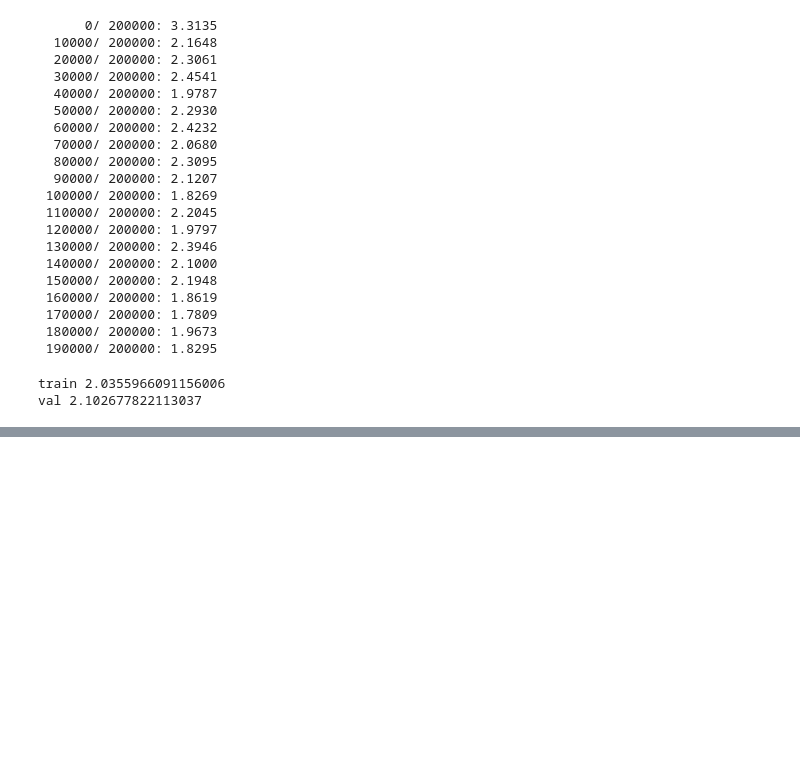
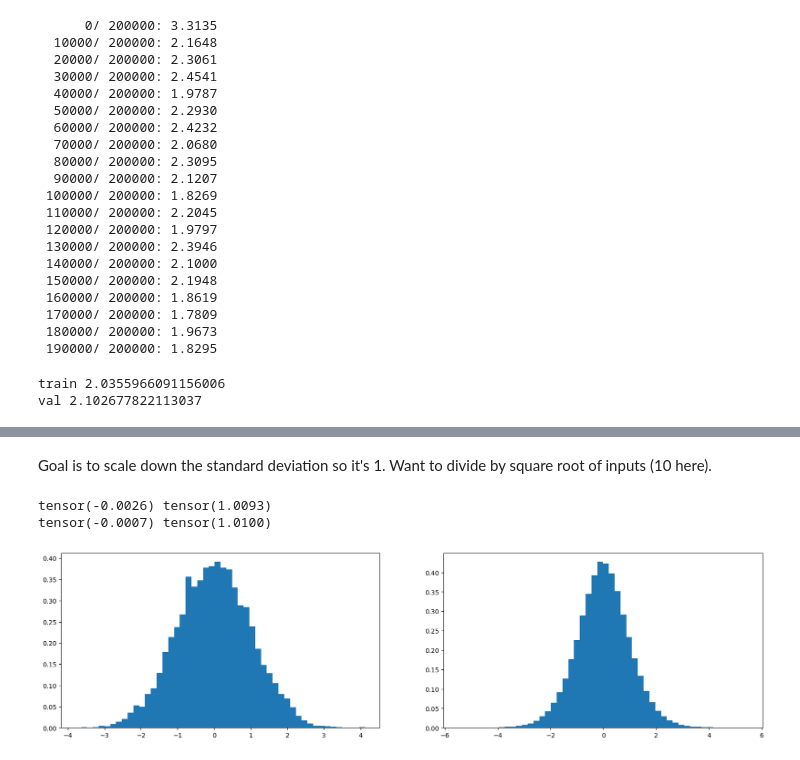
Before and after one commit to phively/nn-zero-to-hero, a Jupyter notebook: 04 Building makemore 3 - BatchNorm.ipynb, the cells around one changed output, grey strips where cells are left out. Drawn from its saved outputs; the diff is of its cells as text; code cells hidden in the pictures; blank space fills up the shorter version.

```diff
--- a/04 Building makemore 3 - BatchNorm.ipynb
+++ b/04 Building makemore 3 - BatchNorm.ipynb
@@ -706,0 +724,17 @@ Best validation loss yet. Note that even the first model wasn't terrible, but ba
+# %% [markdown]
+Goal is to scale down the standard deviation so it's 1. Want to divide by square root of inputs (10 here).
+# %%
+x = torch.randn(1000, 10)
+w = torch.randn(10, 200) / 10**.5
+y = x @ w
+print(x.mean(), x.std())
+print(y.mean(), y.std())
+plt.figure(figsize = (20, 5))
+plt.subplot(121)
+plt.hist(x.view(-1).tolist(), 50, density=True);
+plt.subplot(122)
+plt.hist(y.view(-1).tolist(), 50, density=True);
+# %% [output]
+tensor(-0.0026) tensor(1.0093)
+tensor(-0.0007) tensor(1.0100)
+[figure, added]
```
Also changed, not shown: parts of 23 cells of this notebook.
